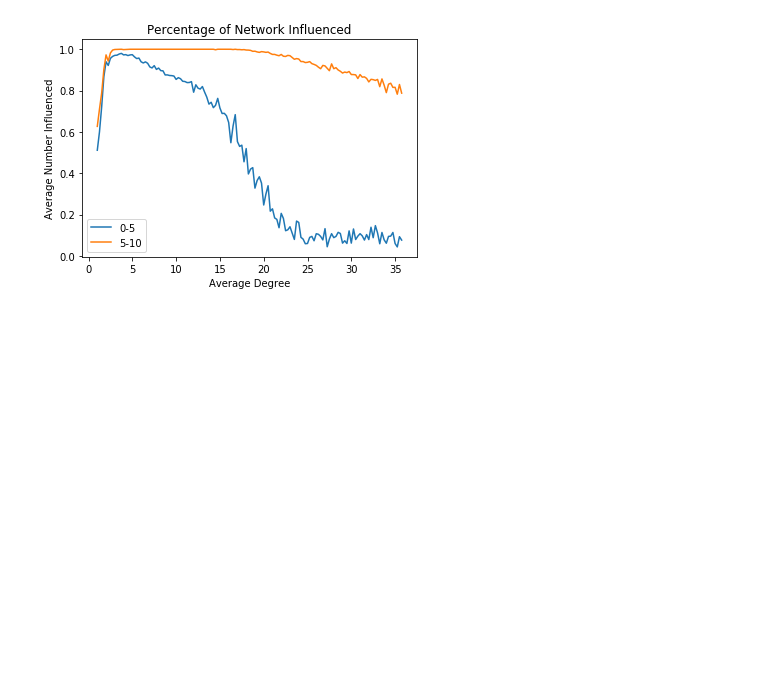
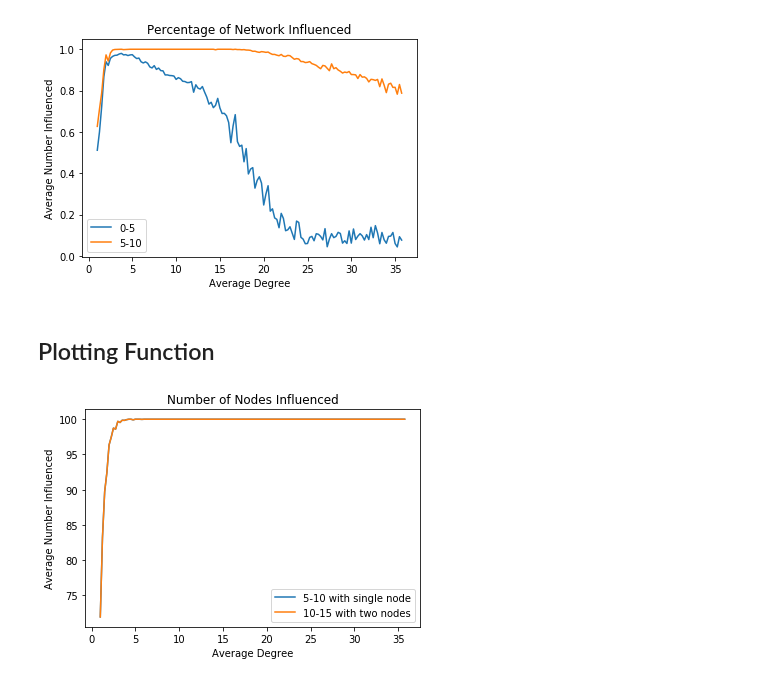
Before and after one commit to MiLinny/Influentials, a Jupyter notebook: Code/PC_Viewer.ipynb, the cells around one changed output. Cells and saved outputs as stored; diff of their text form; code cells hidden in the pictures; blank space fills up the shorter version.

```diff
--- a/Code/PC_Viewer.ipynb
+++ b/Code/PC_Viewer.ipynb
@@ -79,7 +79,7 @@ N2_010, N2_015, N2_020, N2_n, N2_95 = [x/N for x in S2_010], [x/N for x in S2_01
 T2_05, T2_10, T2_15, T2_20 =  np.apply_along_axis(np.mean, 0, t2_05), np.apply_along_axis(np.mean, 0, t2_10), np.apply_along_axis(np.mean, 0, t2_15), np.apply_along_axis(np.mean, 0, t2_20)
 T2_010, T2_015, T2_020, T2_n, T_95 = np.apply_along_axis(np.mean, 0, t2_010), np.apply_along_axis(np.mean, 0, t2_015), np.apply_along_axis(np.mean, 0, t2_020), np.apply_along_axis(np.mean, 0, t2_n), np.apply_along_axis(np.mean, 0, t2_95)
 # %%
-def plotter_percent(x1,x2):
+def plotter_percent(x1,x2, names):
     plt.plot(n_avg, x1)
     plt.plot(n_avg, x2)
     plt.ylabel("Average Number Influenced")
@@ -87,7 +87,7 @@ def plotter_percent(x1,x2):
     plt.title("Percentage of Network Influenced")
     plt.legend(names)
 # %%
-def plotter_number(x1,x2):
+def plotter_number(x1,x2, names):
     plt.plot(n_avg, x1)
     plt.plot(n_avg, x2)
     plt.ylabel("Average Number Influenced")
@@ -98,3 +98,5 @@ def plotter_number(x1,x2):
 plotter_percent(N_05,N2_10)
 # %% [output]
 [figure]
+# %% [markdown]
+## Plotting Function
@@ -100,0 +180,4 @@ plotter_percent(N_05,N2_10)
+# %%
+plotter(phi = 0.10, percentile1 = "20", percentile2 = "20", t = "number", names = ["5-10 with single node","10-15 with two nodes"])
+# %% [output]
+[figure, added]
```
Also changed, not shown: parts of 1 cell of this notebook, 7 other files.
